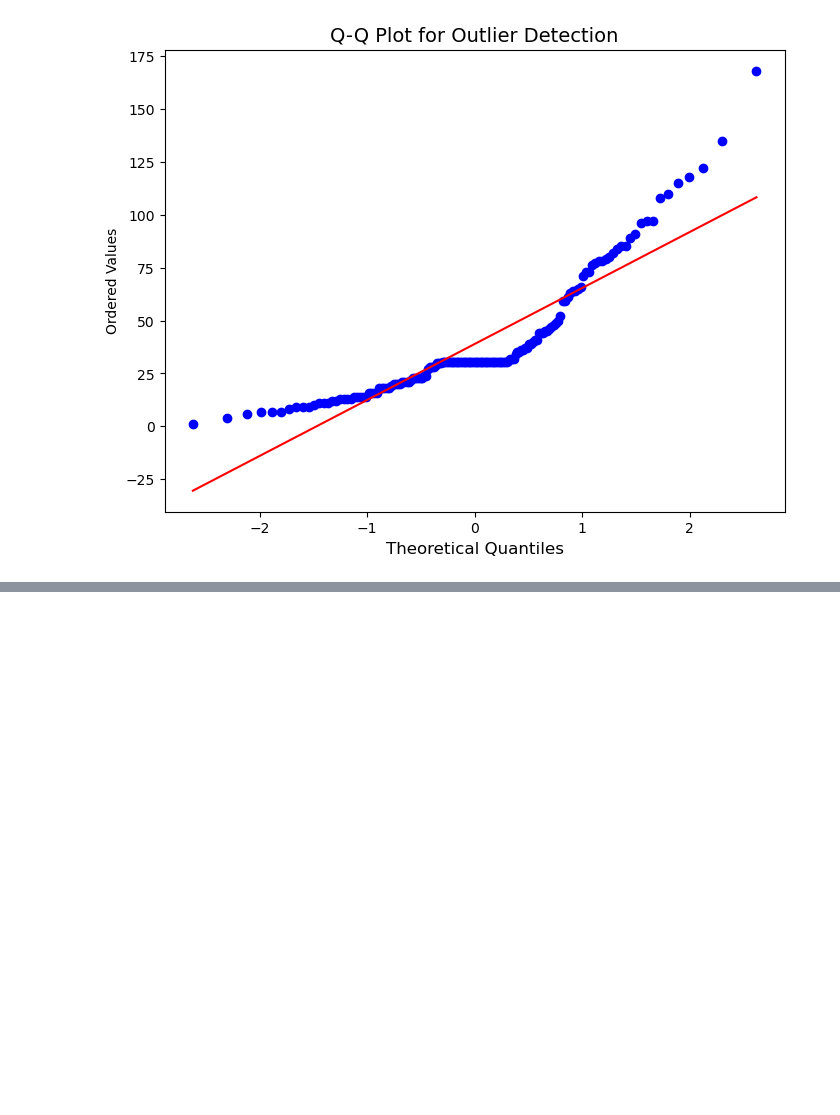
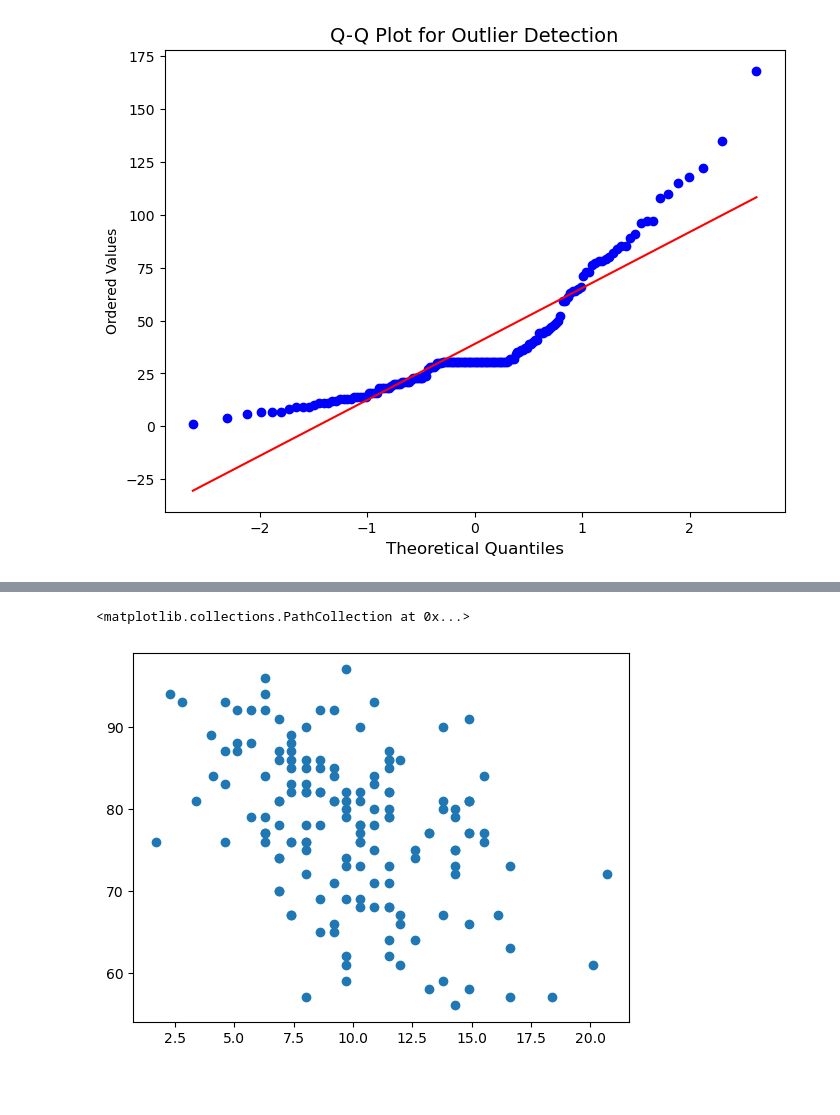
Before and after one commit to Danishheheh/aiml, a Jupyter notebook: EDA.ipynb, the cells around one changed output, grey strips where cells are left out. Drawn from its saved outputs; the diff is of its cells as text; code cells hidden in the pictures; blank space fills up the shorter version.

```diff
--- a/EDA.ipynb
+++ b/EDA.ipynb
@@ -403,0 +429,7 @@ Text(0.5, 0, 'Theoretical Quantiles')
+# %%
+plt.scatter(data1["Wind"],data1["Temperature"])
+# %% [output]
+<matplotlib.collections.PathCollection at 0x...>
+[figure, added]
+# %% [markdown]
+###
```
Also changed, not shown: parts of 6 cells of this notebook.
